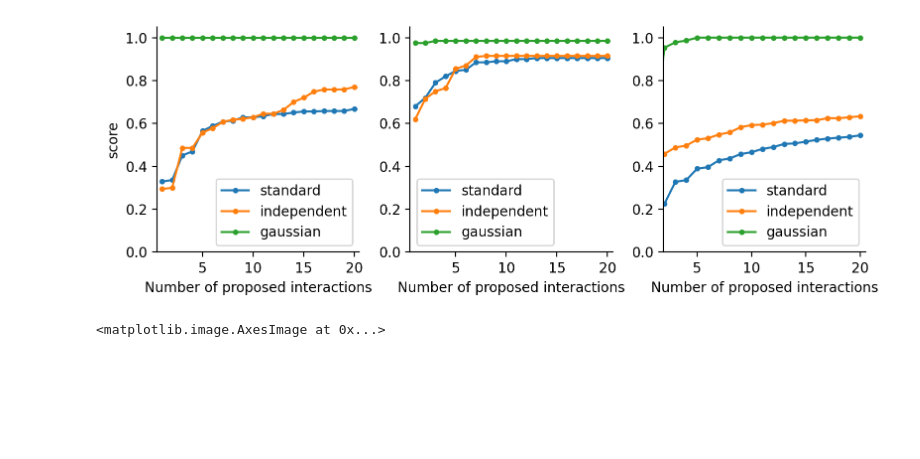
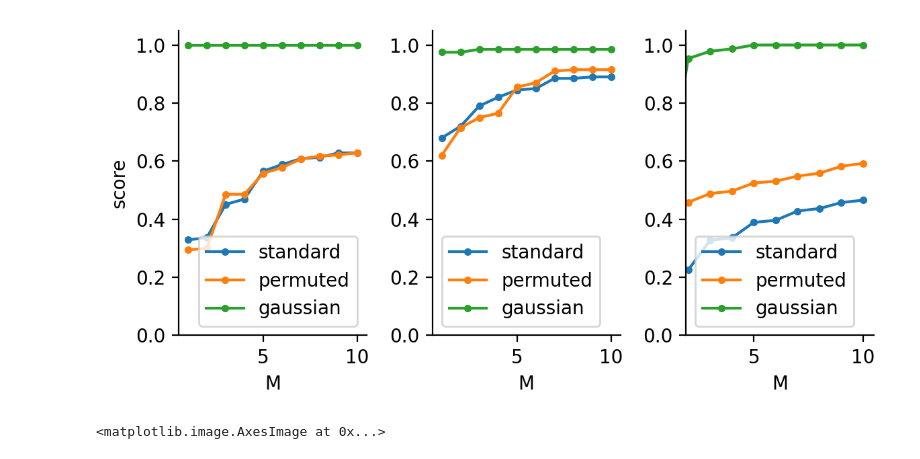
Before and after one commit to Yu-Group/interaction_selection, a Jupyter notebook: simulations/042_simulation_enhancer_random.ipynb, the cells around one changed output. Cells and saved outputs as stored; diff of their text form; code cells hidden in the pictures; blank space fills up the shorter version.

```diff
--- a/simulations/042_simulation_enhancer_random.ipynb
+++ b/simulations/042_simulation_enhancer_random.ipynb
@@ -14,7 +14,7 @@ import pickle as pk
 final_results = {}
 name = "Enhancer_new_permutation"
 for rule in ["and", "or", "add"]:
-    for ind in tqdm(range(50)):
+    for ind in tqdm(range(10)):
         X, y, y_true = load_data(ind, name, rule, permute_columns=False, gaussian=False)
         y_pred = train_model(X, y, iter=ind, weight_scheme='depth',
                              bootstrap=True, name=name, rule=rule, threshold=0, cache_after_run=False, use_cache=False)
@@ -31,44 +31,44 @@ for rule in ["and", "or", "add"]:
         result = evaluate_model(y_pred, y_true, name, metric='mild')
         final_results[(rule, ind, 'gaussian')] = result
 # %%
-fig, axes = plt.subplots(1,3, figsize=(8,3), sharey=False, dpi=200)
+fig, axes = plt.subplots(1,3, figsize=(6,3), sharey=False, dpi=200)
 name
 for j, rule in enumerate(["and", "or", "add"]):
     ax = axes[j]
-    min_length = 20
+    min_length = 10
     for k, features in enumerate(['standard', 'independent', 'gaussian']):
         scores = []
         for x, v in final_results.items():
             if x[0] == rule and x[-1] == features:
                 if len(v) < min_length:
                     v = list(v) + [np.nan] * (min_length - len(v))
                 scores.append(v[:min_length])
         scores = np.array(scores)
         ax.errorbar(
             np.arange(1, min_length+1),
             np.nanmean(scores, axis=0),
             marker='.',
             #yerr = np.std(np.array([list(v)[:min_length] for x, v in final_results.items() if x[0] == name and x[1] == rule]), axis=0) / 50 ** .5,
         )
 
     ax.set_ylim([0,1.05])
     if rule == 'add':
-        ax.set_xlim([1.9, 20.5])
+        ax.set_xlim([1.9, 10.5])
     else:
-        ax.set_xlim([0.5, 20.5])
-    ax.legend(['standard', 'independent', 'gaussian'])
+        ax.set_xlim([0.5, 10.5])
+    ax.legend(['standard', 'permuted', 'gaussian'])
     #ax.set_title("Exp: " + f1[name] + "-" + f2[rule.upper()], fontsize=10)
     #ax.xaxis.set_major_locator(MaxNLocator(integer=True))
     ax.spines["top"].set_visible(False)
     ax.spines["right"].set_visible(False)
     if j==0:
         ax.set_ylabel("score")
-    ax.set_xlabel("Number of proposed interactions")
+    ax.set_xlabel("M")
 
 plt.tight_layout()
 plt.show()
 # %% [output]
-[figure, old version]
+[figure, new version]
 # %%
 with open("042_save.pickle", "wb") as f:
     pk.dump(final_results, f)
```
Also changed, not shown: parts of 1 cell of this notebook.
